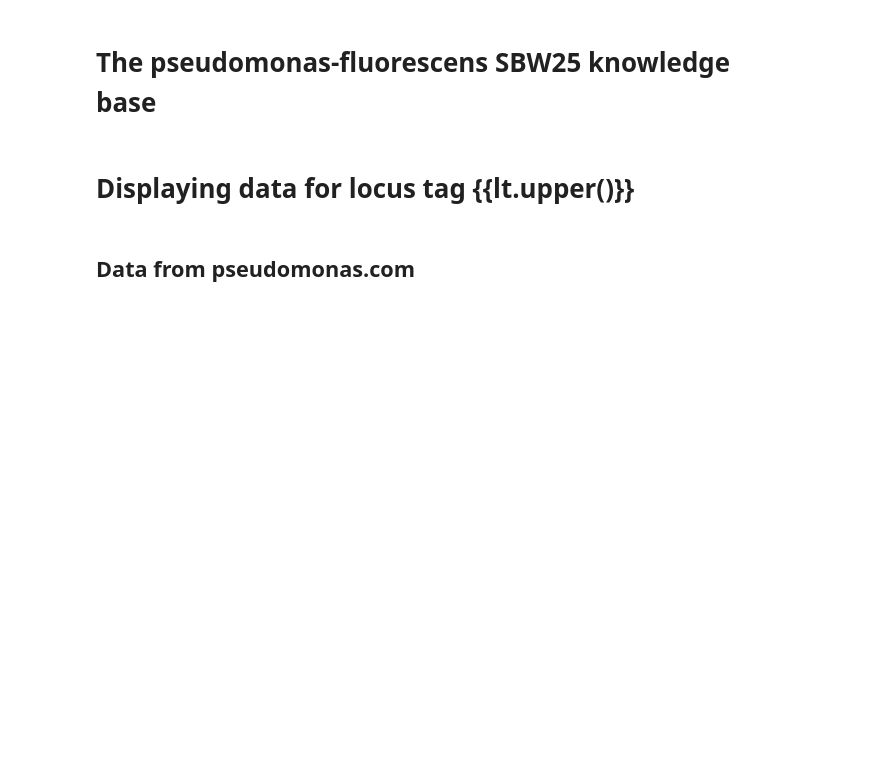
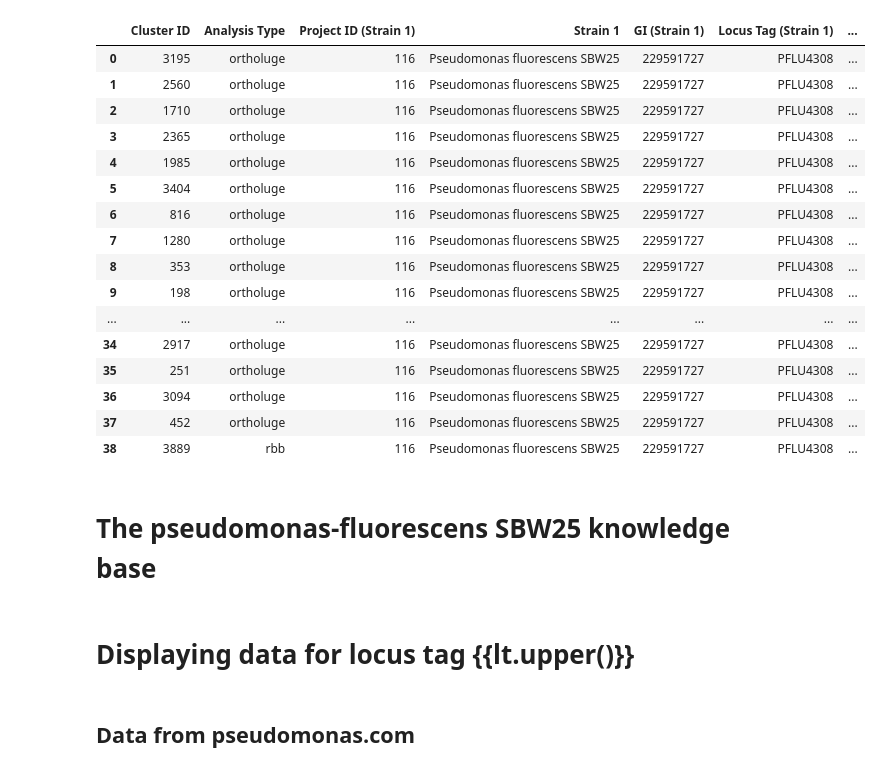
Before and after one commit to pflu-sbw25/GenDBScraper, a Jupyter notebook: docs/source/include/notebooks/SBW25_0base_dashboard.ipynb, the cells around one changed output. Drawn from its saved outputs; the diff is of its cells as text; code cells hidden in the pictures; blank space fills up the shorter version.

Commit message:
Getting orthologs as csv after fix on pdc.

```diff
--- a/docs/source/include/notebooks/SBW25_0base_dashboard.ipynb
+++ b/docs/source/include/notebooks/SBW25_0base_dashboard.ipynb
@@ -119,3 +179,23 @@ TypeError: Object of type DataFrame is not JSON serializable
+# %%
+results["Orthologs"]["Ortholog cluster"]
+# %% [output]
+|  | Cluster ID | Analysis Type | Project ID (Strain 1) | Strain 1 | GI (Strain 1) | Locus Tag (Strain 1) | ... |
+| 0 | 3195 | ortholuge | 116 | Pseudomonas fluorescens SBW25 | 229591727 | PFLU4308 | ... |
+| 1 | 2560 | ortholuge | 116 | Pseudomonas fluorescens SBW25 | 229591727 | PFLU4308 | ... |
+| 2 | 1710 | ortholuge | 116 | Pseudomonas fluorescens SBW25 | 229591727 | PFLU4308 | ... |
+| 3 | 2365 | ortholuge | 116 | Pseudomonas fluorescens SBW25 | 229591727 | PFLU4308 | ... |
+| 4 | 1985 | ortholuge | 116 | Pseudomonas fluorescens SBW25 | 229591727 | PFLU4308 | ... |
+| 5 | 3404 | ortholuge | 116 | Pseudomonas fluorescens SBW25 | 229591727 | PFLU4308 | ... |
+| 6 | 816 | ortholuge | 116 | Pseudomonas fluorescens SBW25 | 229591727 | PFLU4308 | ... |
+| 7 | 1280 | ortholuge | 116 | Pseudomonas fluorescens SBW25 | 229591727 | PFLU4308 | ... |
+| 8 | 353 | ortholuge | 116 | Pseudomonas fluorescens SBW25 | 229591727 | PFLU4308 | ... |
+| 9 | 198 | ortholuge | 116 | Pseudomonas fluorescens SBW25 | 229591727 | PFLU4308 | ... |
+| ... | ... | ... | ... | ... | ... | ... | ... |
+| 34 | 2917 | ortholuge | 116 | Pseudomonas fluorescens SBW25 | 229591727 | PFLU4308 | ... |
+| 35 | 251 | ortholuge | 116 | Pseudomonas fluorescens SBW25 | 229591727 | PFLU4308 | ... |
+| 36 | 3094 | ortholuge | 116 | Pseudomonas fluorescens SBW25 | 229591727 | PFLU4308 | ... |
+| 37 | 452 | ortholuge | 116 | Pseudomonas fluorescens SBW25 | 229591727 | PFLU4308 | ... |
+| 38 | 3889 | rbb | 116 | Pseudomonas fluorescens SBW25 | 229591727 | PFLU4308 | ... |
 # %%
 def run_stdb(locus_tag):
     clear_output(wait=True)
```
Also changed, not shown: parts of 5 cells of this notebook, 3 other files.
